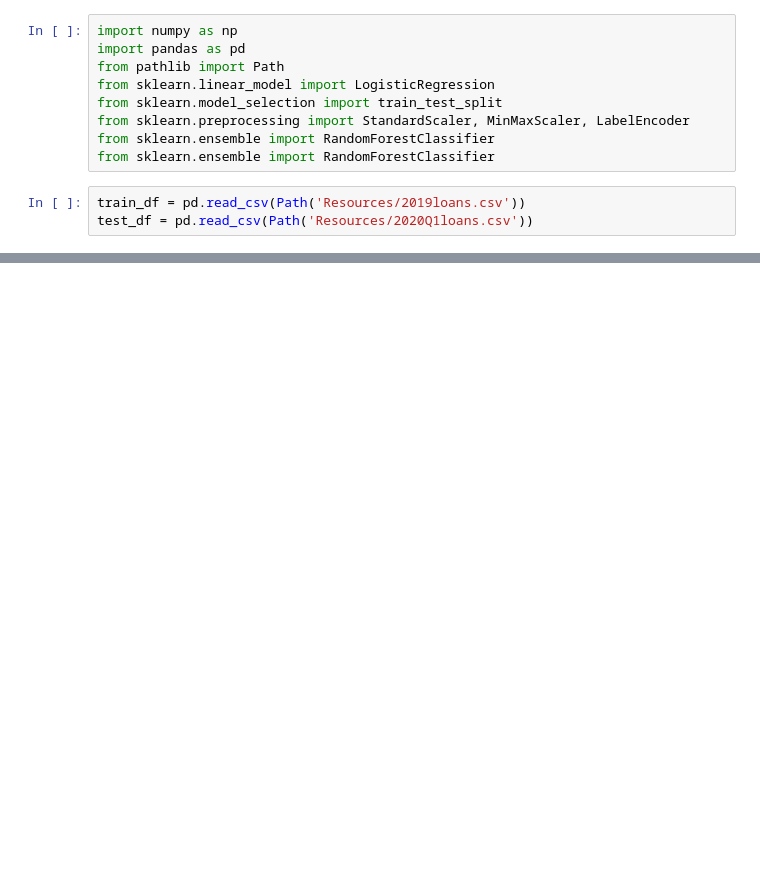
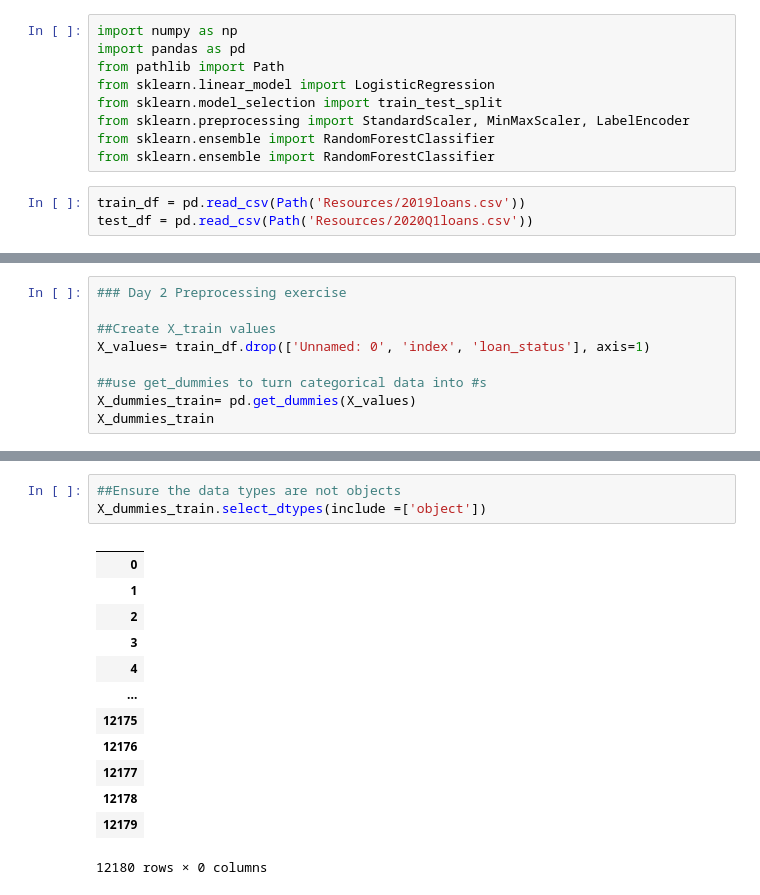
Before and after one commit to Jmerjan/credit_risk_evaluator, a Jupyter notebook: Credit Risk Evaluator JM.ipynb, the cells around one changed output, grey strips where cells are left out. Cells and saved outputs as stored; diff of their text form; blank space fills up the shorter version.

```diff
--- a/Credit Risk Evaluator JM.ipynb
+++ b/Credit Risk Evaluator JM.ipynb
@@ -193,0 +31,9 @@ clf.score(X_test, y_test)
+# %%
+### Day 2 Preprocessing exercise
+
+##Create X_train values
+X_values= train_df.drop(['Unnamed: 0', 'index', 'loan_status'], axis=1)
+
+##use get_dummies to turn categorical data into #s
+X_dummies_train= pd.get_dummies(X_values)
+X_dummies_train
@@ -193,0 +54,17 @@ clf.score(X_test, y_test)
+# %%
+##Ensure the data types are not objects
+X_dummies_train.select_dtypes(include =['object'])
+# %% [output]
+|  |
+| 0 |
+| 1 |
+| 2 |
+| 3 |
+| 4 |
+| ... |
+| 12175 |
+| 12176 |
+| 12177 |
+| 12178 |
+| 12179 |
+12180 rows × 0 columns
```
Also changed, not shown: parts of 45 cells of this notebook.
